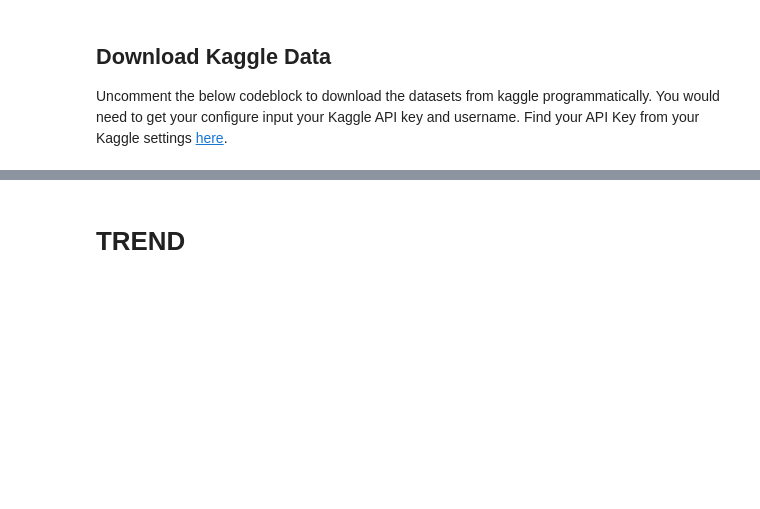
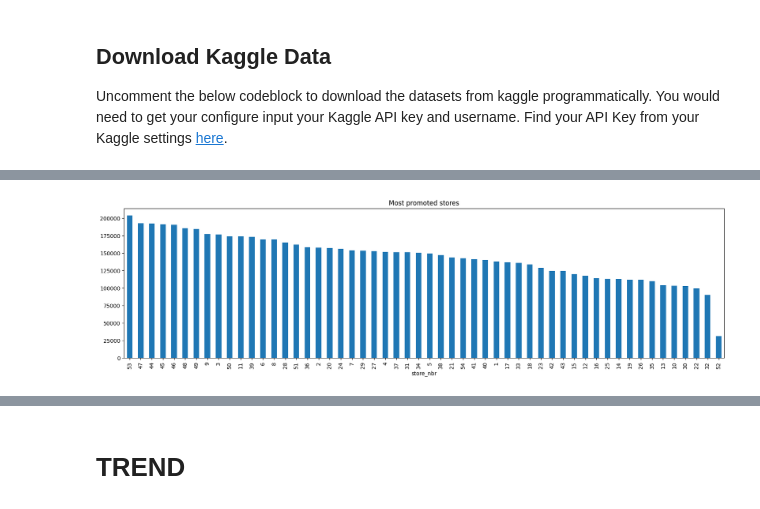
Before and after one commit to Anteemony/sktime-storesales-forecasting, a Jupyter notebook: notebooks/Store_Sales_Forecasting_with_Sktime.ipynb, the cells around one changed output, grey strips where cells are left out. Saved outputs shown, nothing was run; the diff lists cells and outputs as text; code cells hidden in the pictures; blank space fills up the shorter version.

```diff
--- a/notebooks/Store_Sales_Forecasting_with_Sktime.ipynb
+++ b/notebooks/Store_Sales_Forecasting_with_Sktime.ipynb
@@ -256,0 +217,6 @@ memory usage: 1.4 MB
+# %%
+# Most promoted stores
+promoted_stores = store_sales.groupby("store_nbr")["onpromotion"].sum().sort_values(ascending=False)
+promoted_stores.plot(kind="bar", figsize=(20,5), title="Most promoted stores");
+# %% [output]
+[figure, added]
```
Also changed, not shown: parts of 58 cells of this notebook, 1 other file.
